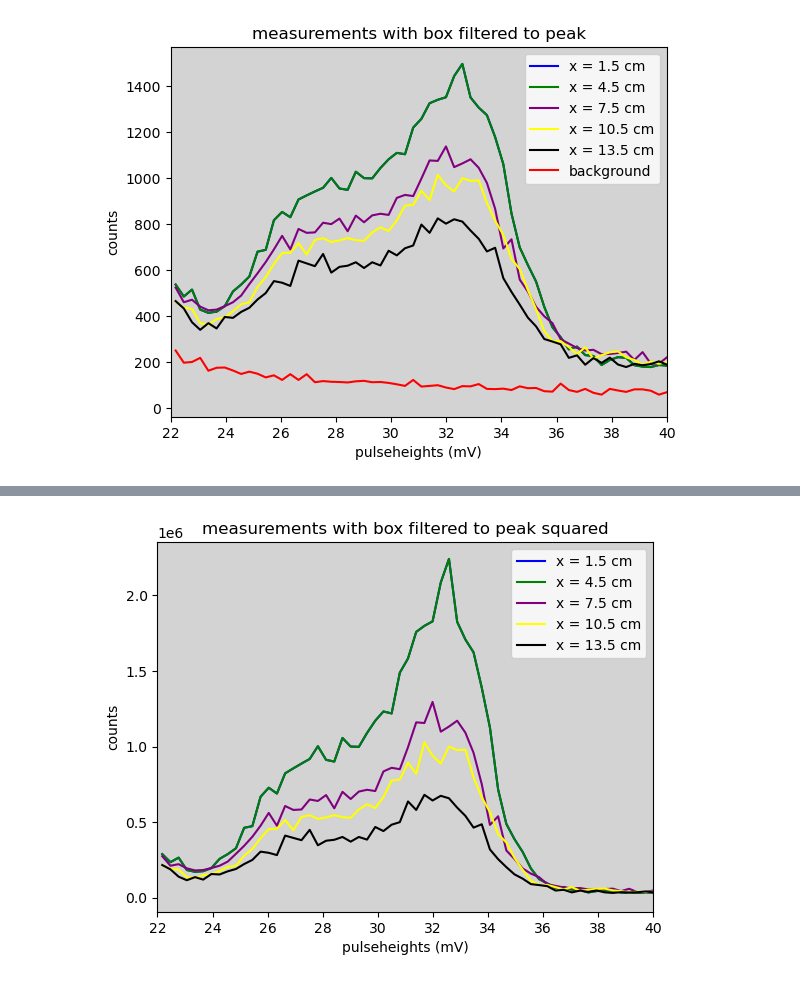
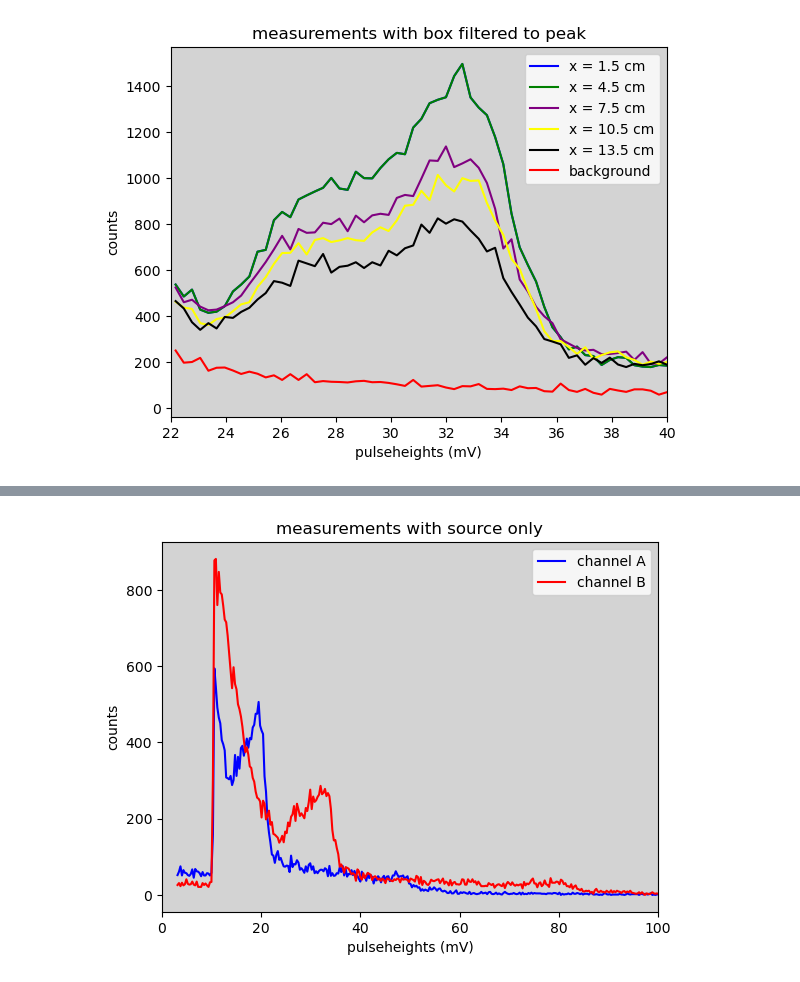
Before and after one commit to jrc-rodriguez/particle_physics, a Jupyter notebook: particle_physics.ipynb, the cells around one changed output, grey strips where cells are left out. Cells and saved outputs as stored; diff of their text form; code cells hidden in the pictures.

```diff
--- a/particle_physics.ipynb
+++ b/particle_physics.ipynb
@@ -170,23 +188,33 @@ plt.show()
 # %%
-pulseheights_cut_square_x1, counts_cut_square_x1 = adjust(pulseheights_x1, counts_square_x1)
-pulseheights_cut_square_x2, counts_cut_square_x2 = adjust(pulseheights_x2, counts_square_x2)
-pulseheights_cut_square_x3, counts_cut_square_x3 = adjust(pulseheights_x3, counts_square_x3)
-pulseheights_cut_square_x4, counts_cut_square_x4 = adjust(pulseheights_x4, counts_square_x4)
-pulseheights_cut_square_x5, counts_cut_square_x5 = adjust(pulseheights_x5, counts_square_x5)
+# pulseheights_cut_square_x1, counts_cut_square_x1 = adjust(pulseheights_x1, counts_square_x1)
+# pulseheights_cut_square_x2, counts_cut_square_x2 = adjust(pulseheights_x2, counts_square_x2)
+# pulseheights_cut_square_x3, counts_cut_square_x3 = adjust(pulseheights_x3, counts_square_x3)
+# pulseheights_cut_square_x4, counts_cut_square_x4 = adjust(pulseheights_x4, counts_square_x4)
+# pulseheights_cut_square_x5, counts_cut_square_x5 = adjust(pulseheights_x5, counts_square_x5)
 
-plt.plot(pulseheights_cut_square_x1, counts_cut_square_x1, color = 'blue', label = "x = 1.5 cm")
-plt.plot(pulseheights_cut_square_x2, counts_cut_square_x2, color = 'green', label = "x = 4.5 cm")
-plt.plot(pulseheights_cut_square_x3, counts_cut_square_x3, color = 'purple', label = "x = 7.5 cm")
-plt.plot(pulseheights_cut_square_x4, counts_cut_square_x4, color = 'yellow', label = "x = 10.5 cm")
-plt.plot(pulseheights_cut_square_x5, counts_cut_square_x5, color = 'black', label = "x = 13.5 cm")
+# plt.plot(pulseheights_cut_square_x1, counts_cut_square_x1, color = 'blue', label = "x = 1.5 cm")
+# plt.plot(pulseheights_cut_square_x2, counts_cut_square_x2, color = 'green', label = "x = 4.5 cm")
+# plt.plot(pulseheights_cut_square_x3, counts_cut_square_x3, color = 'purple', label = "x = 7.5 cm")
+# plt.plot(pulseheights_cut_square_x4, counts_cut_square_x4, color = 'yellow', label = "x = 10.5 cm")
+# plt.plot(pulseheights_cut_square_x5, counts_cut_square_x5, color = 'black', label = "x = 13.5 cm")
 
-plt.gca().set_facecolor('lightgrey')
-plt.title("measurements with box filtered to peak squared")
-plt.legend(loc = 'upper right')
-plt.xlim(22, 40)
-plt.ylabel("counts")
-plt.xlabel("pulseheights (mV)")
-plt.show()
+# plt.gca().set_facecolor('lightgrey')
+# plt.title("measurements with box filtered to peak squared")
+# plt.legend(loc = 'upper right')
+# plt.xlim(22, 40)
+# plt.ylabel("counts")
+# plt.xlabel("pulseheights (mV)")
+# plt.show()
-# %% [output]
-[figure, removed]
+# %%
+plt.plot(pulseheights_source, counts_B_source, color = 'blue', label = "channel A")
+plt.plot(pulseheights_source, counts_A_source, color = 'red', label = 'channel B')
+plt.gca().set_facecolor('lightgrey')
+plt.title("measurements with source only")
+plt.legend(loc = 'upper right')
+plt.xlim(0, 100)
+plt.ylabel("counts")
+plt.xlabel("pulseheights (mV)")
+plt.show()
+# %% [output]
+[figure, added]
 # %%
```
Also changed, not shown: parts of 4 cells of this notebook, 2 other files.
